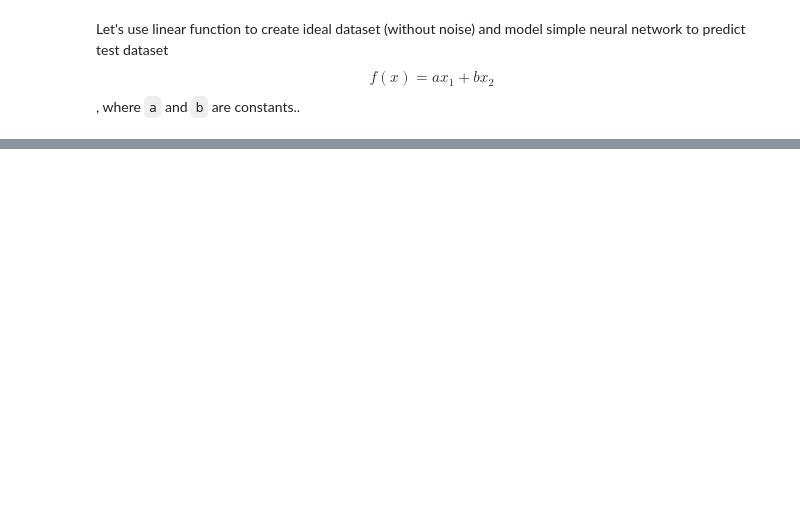
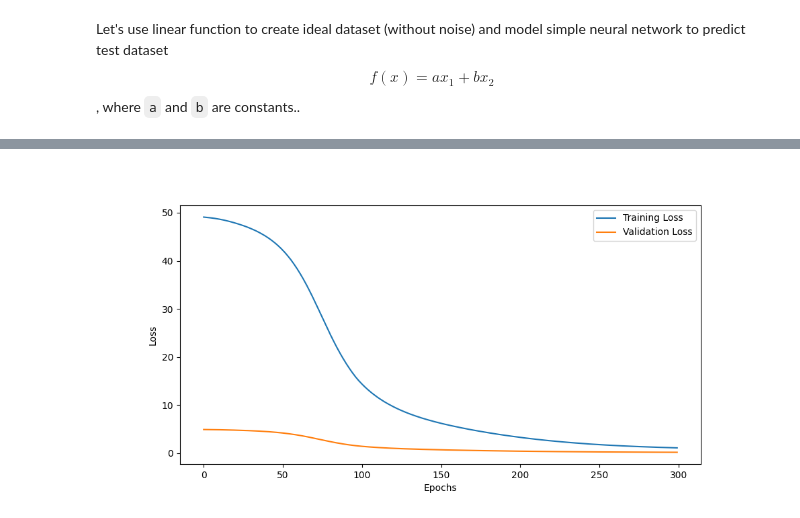
Before and after one commit to ManeeshW/DLRG24, a Jupyter notebook: 2.Neural_Networks/2.8.SimpleNN/4.8_1.SimpleNN.ipynb, the cells around one changed output, grey strips where cells are left out. Drawn from its saved outputs; the diff is of its cells as text; code cells hidden in the pictures; blank space fills up the shorter version.

```diff
--- a/2.Neural_Networks/2.8.SimpleNN/4.8_1.SimpleNN.ipynb
+++ b/2.Neural_Networks/2.8.SimpleNN/4.8_1.SimpleNN.ipynb
@@ -117,0 +53,48 @@ Finished Training
+# %%
+# Create the network
+simpleNN_model = Net()
+# %%
+
+# Define a loss function and an optimizer
+criterion = nn.MSELoss()
+optimizer = optim.SGD(simpleNN_model.parameters(), lr=0.001)
+
+# Prepare lists to save the losses
+train_losses = []
+val_losses = []
+
+c = 10
+
+# Train the network
+for epoch in range(300):  # loop over the dataset multiple times
+    simpleNN_model.train()
+    optimizer.zero_grad()   # zero the gradient buffers
+    y_predict = simpleNN_model(x_train)   # forward pass
+    loss = c*criterion(y_predict, y_train)  # compute loss
+    loss.backward()         # backpropagation
+    optimizer.step()        # update weights
+
+    simpleNN_model.eval()
+    with torch.no_grad():
+        val_output = simpleNN_model(x_val)
+        val_loss = criterion(val_output, y_val)
+
+    train_losses.append(loss.item())
+    val_losses.append(val_loss.item())
+    print(f'Epoch: {epoch+1}, Training Loss: {loss.item()}, Validation Loss: {val_loss.item()}')
+
+print('Finished Training')
+
+# Save the model
+torch.save(simpleNN_model.state_dict(), 'SimpleNNmodel.pth')
+
+# Plot the training and validation losses
+plt.figure(figsize=(10,5))
+plt.plot(train_losses, label='Training Loss')
+plt.plot(val_losses, label='Validation Loss')
+plt.xlabel('Epochs')
+plt.ylabel('Loss')
+plt.legend()
+plt.savefig("loss.png")
+plt.show()
+# %% [output]
@@ -118,3 +118,4 @@ Finished Training
+[figure, added]
 # %%
 # Load the model
 model = Net()
```
Also changed, not shown: parts of 9 cells of this notebook, 9 other files.
